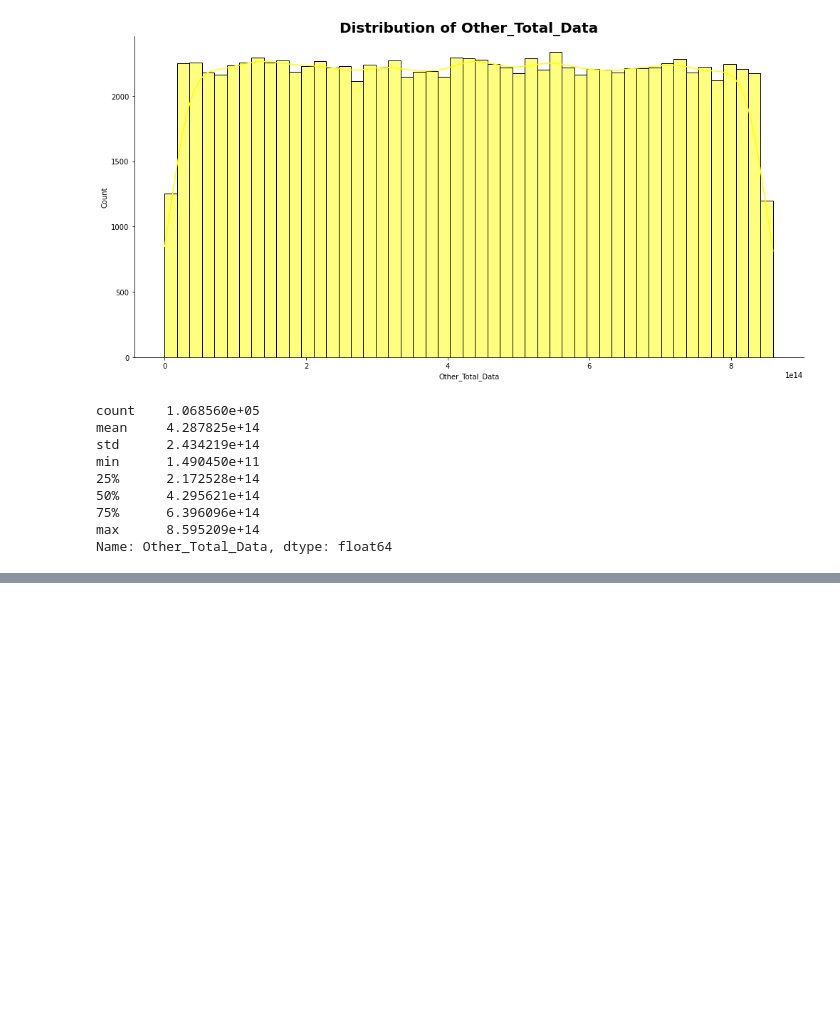
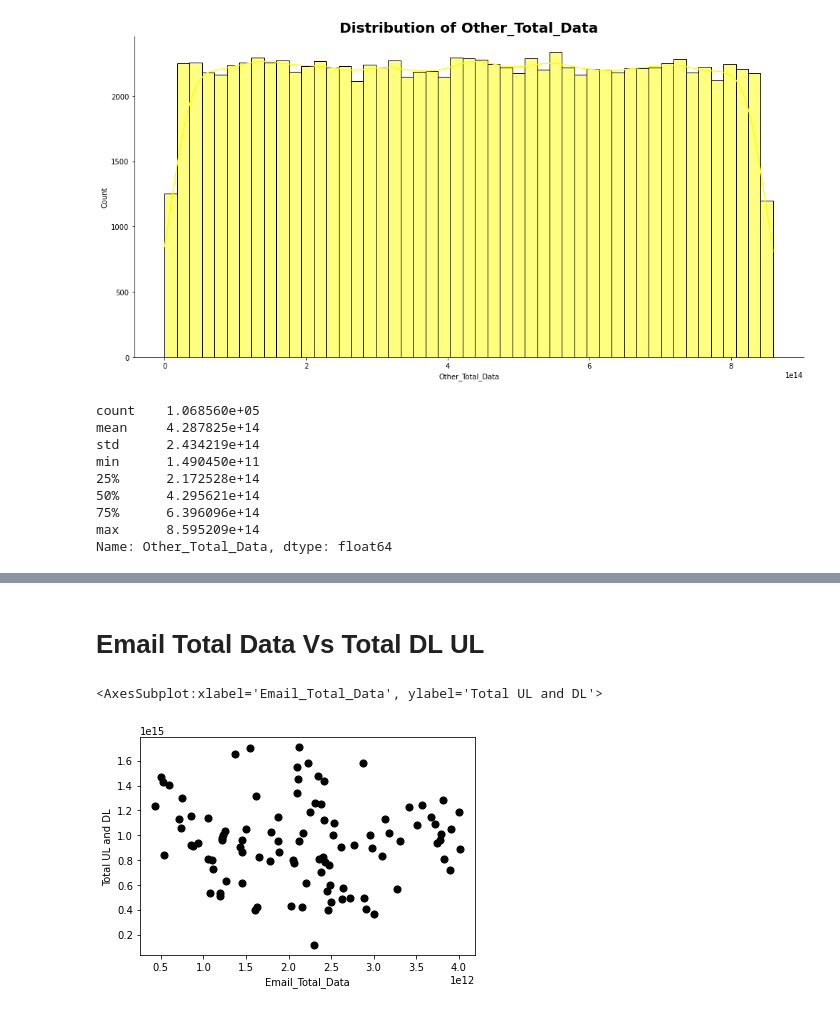
Before and after one commit to kebishaa/telecom-user-analytics, a Jupyter notebook: notebooks/data_exploration.ipynb, the cells around one changed output, grey strips where cells are left out. Drawn from its saved outputs; the diff is of its cells as text; code cells hidden in the pictures; blank space fills up the shorter version.

```diff
--- a/notebooks/data_exploration.ipynb
+++ b/notebooks/data_exploration.ipynb
@@ -277,0 +303,7 @@ Name: Other_Total_Data, dtype: float64
+# %% [markdown]
+# Email Total Data Vs Total DL UL
+# %%
+df[df['Email_Total_Data'] > 1.729234e+06].sample(100).plot.scatter(x='Email_Total_Data', y='Total UL and DL', c='black', s=50)
+# %% [output]
+<AxesSubplot:xlabel='Email_Total_Data', ylabel='Total UL and DL'>
+[figure, added]
```
Also changed, not shown: parts of 29 cells of this notebook.
